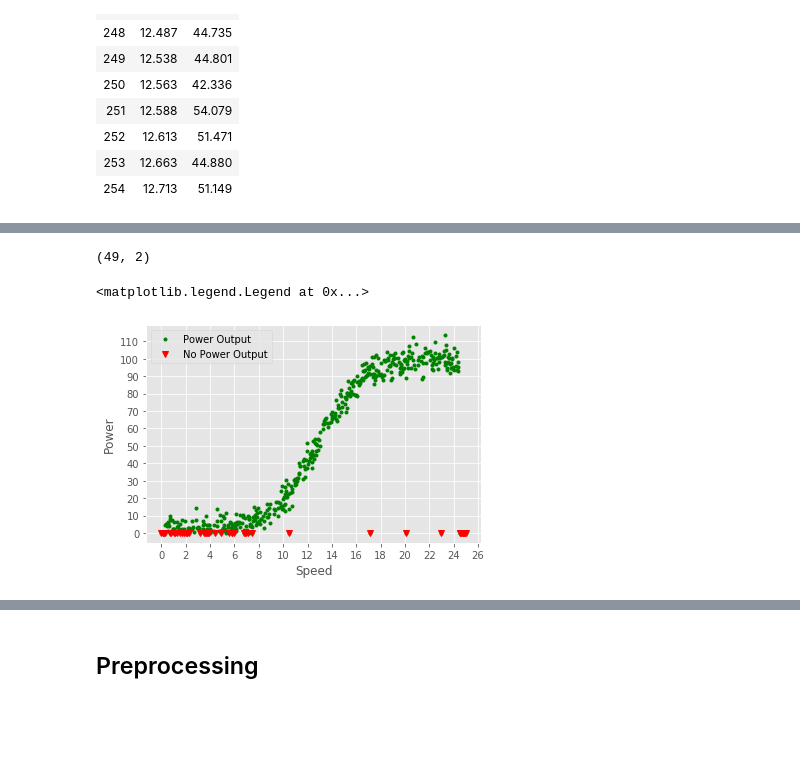
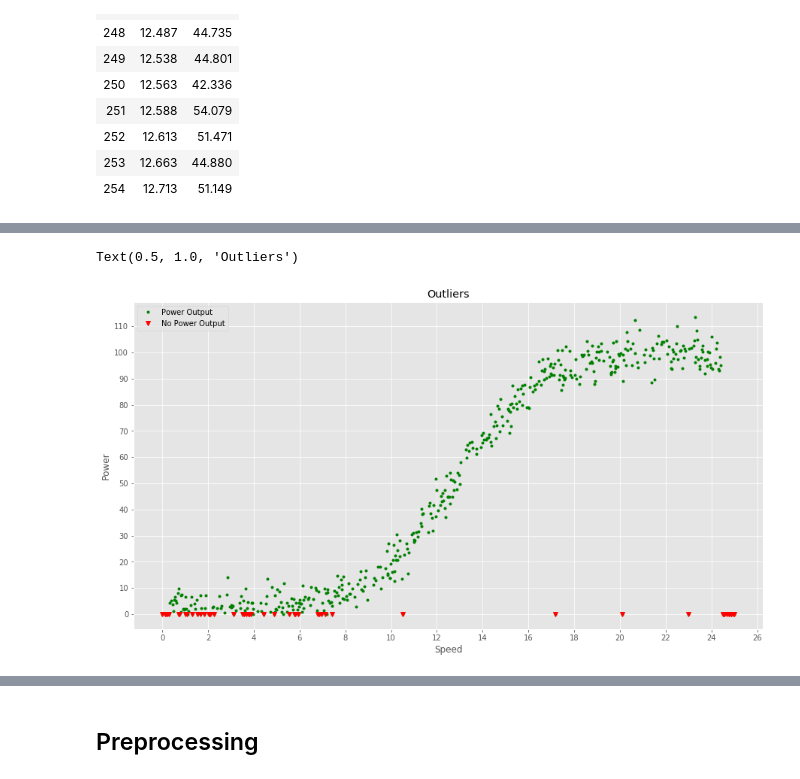
Before and after one commit to shaner1/FunDA_Project_2020, a Jupyter notebook: FunDA_Project_2020.ipynb, the cells around one changed output, grey strips where cells are left out. Cells and saved outputs as stored; diff of their text form; code cells hidden in the pictures; blank space fills up the shorter version.

```diff
--- a/FunDA_Project_2020.ipynb
+++ b/FunDA_Project_2020.ipynb
@@ -44,7 +44,7 @@ import seaborn as sns
 # Plots will print to interface
 %matplotlib inline
 # Set the plot size
-plt.rcParams['figure.figsize'] = (12, 8)
+plt.rcParams['figure.figsize'] = (15, 8)
 
 # Set the style of plotting matplotlib will use
 plt.style.use('ggplot')
@@ -228,7 +209,3 @@ ends(noPowerProduction)
-# %%
-noPowerProduction.shape
-# %% [output]
-(49, 2)
 # %%
 noSpeed = noPowerProduction['speed']
 noPower = noPowerProduction['power']
@@ -238,15 +214,16 @@ power = df['power']
 # %%
 # https://stackoverflow.com/questions/50120633/plotting-line-graph-with-highlighted-data-points/50120670
 # https://www.kite.com/python/answers/how-to-change-the-frequency-of-ticks-in-a-matplotlib-figure-in-python
 # https://realpython.com/ggplot-python/
 # https://matplotlib.org/3.1.1/gallery/style_sheets/ggplot.html
-plt.plot(speed, power, 'g.', label = 'Power Output')
+plt.plot(X, y, 'g.', label = 'Power Output')
 plt.plot(noSpeed, noPower, 'rv', label = 'No Power Output')
 plt.xlabel('Speed')
 plt.ylabel('Power')
 plt.xticks(np.arange(0,28,2))
 plt.yticks(np.arange(0,120,10))
 plt.legend()
+plt.title('Outliers')
 # %% [output]
-<matplotlib.legend.Legend at 0x...>
+Text(0.5, 1.0, 'Outliers')
-[figure, old version]
+[figure, new version]
```
Also changed, not shown: parts of 90 cells of this notebook.
